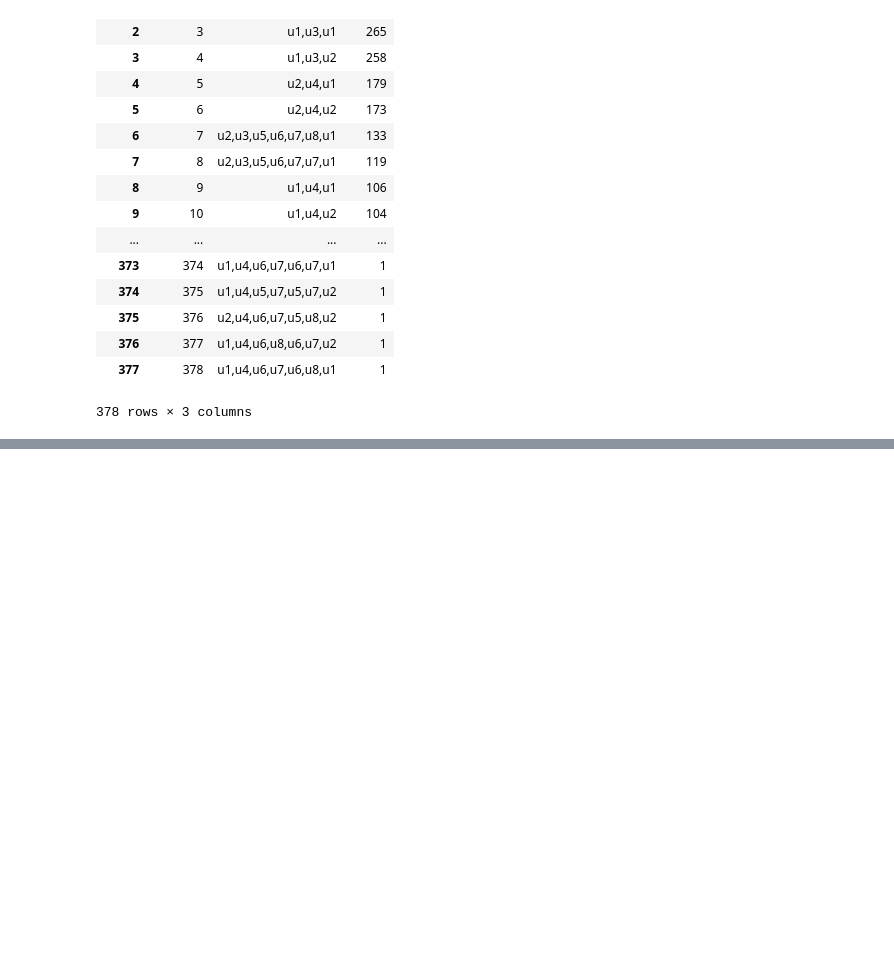
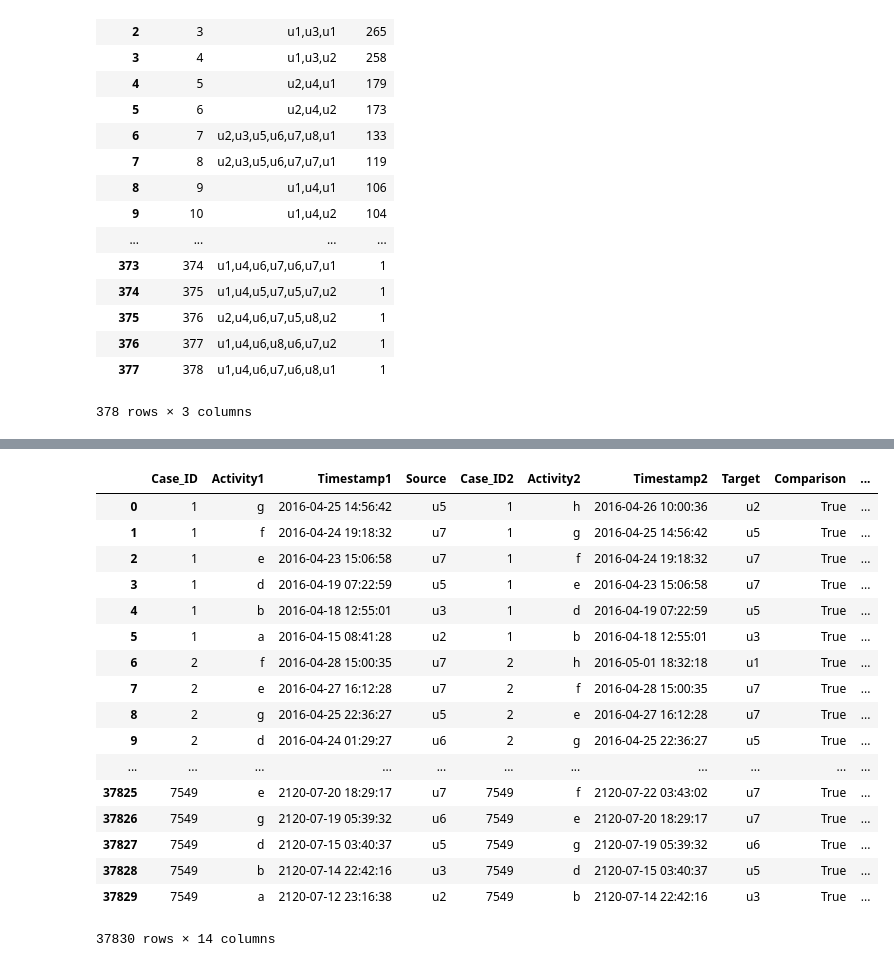
Before and after one commit to nkwachiabel/Process-Mining-A-Primer, a Jupyter notebook: Process Mining 2.ipynb, the cells around one changed output, grey strips where cells are left out. Cells and saved outputs as stored; diff of their text form; code cells hidden in the pictures; blank space fills up the shorter version.

```diff
--- a/Process Mining 2.ipynb
+++ b/Process Mining 2.ipynb
@@ -129,0 +341,7 @@ df_pivot_2.to_csv('Case_Count_2.csv', index=False)
+# %%
+#DF NODE
+df_node = df.copy()
+df_node = df_node[['Case_ID','Activity','Timestamp','User']]
+df_node = df_node.sort_values(by=['Case_ID','Timestamp','Activity'],ascending=True).reset_index(drop=True)
+
+df_node
@@ -129,0 +367,40 @@ df_pivot_2.to_csv('Case_Count_2.csv', index=False)
+# %%
+sort1 = df_node.iloc[:-1,:]
+sort2 = df_node.iloc[1:,:].reset_index(drop=True)
+sort = pd.concat([sort1,sort2],axis=1)
+sort.columns = ['Case_ID','Activity1','Timestamp1','Source','Case_ID2','Activity2','Timestamp2','Target']
+sort['Comparison'] = sort.apply(lambda x: True if x['Case_ID'] == x['Case_ID2'] else False,axis=1)
+sort = sort[sort['Comparison'] == True]
+sort['Count'] = sort.groupby('Case_ID').cumcount() + 1
+sort = sort.sort_values(by=['Case_ID','Count'], ascending=[True,False])
+sort.reset_index(drop=True)
+sort['Count_Reverse'] = sort.groupby('Case_ID').cumcount()+1
+sort = sort.sort_values(by=['Case_ID', 'Count'], ascending=[True,False]).reset_index(drop=True)
+sort['Start_Connect'] = sort['Count'].apply(lambda x: 'Start' if x==1 else '')
+sort['End_Connect'] = sort['Count_Reverse'].apply(lambda x: 'End' if x==1 else '')
+
+sort['Timestamp1'] = pd.to_datetime(sort['Timestamp1'])
+sort['Timestamp2'] = pd.to_datetime(sort['Timestamp2'])
+sort['Duration'] = sort['Timestamp1'] - sort['Timestamp2']
+sort['Duration'] = sort['Duration'].apply(lambda x: round(x.total_seconds(),0))
+
+sort
+# %% [output]
+|  | Case_ID | Activity1 | Timestamp1 | Source | Case_ID2 | Activity2 | Timestamp2 | Target | Comparison | ... |
+| 0 | 1 | g | 2016-04-25 14:56:42 | u5 | 1 | h | 2016-04-26 10:00:36 | u2 | True | ... |
+| 1 | 1 | f | 2016-04-24 19:18:32 | u7 | 1 | g | 2016-04-25 14:56:42 | u5 | True | ... |
+| 2 | 1 | e | 2016-04-23 15:06:58 | u7 | 1 | f | 2016-04-24 19:18:32 | u7 | True | ... |
+| 3 | 1 | d | 2016-04-19 07:22:59 | u5 | 1 | e | 2016-04-23 15:06:58 | u7 | True | ... |
+| 4 | 1 | b | 2016-04-18 12:55:01 | u3 | 1 | d | 2016-04-19 07:22:59 | u5 | True | ... |
+| 5 | 1 | a | 2016-04-15 08:41:28 | u2 | 1 | b | 2016-04-18 12:55:01 | u3 | True | ... |
+| 6 | 2 | f | 2016-04-28 15:00:35 | u7 | 2 | h | 2016-05-01 18:32:18 | u1 | True | ... |
+| 7 | 2 | e | 2016-04-27 16:12:28 | u7 | 2 | f | 2016-04-28 15:00:35 | u7 | True | ... |
+| 8 | 2 | g | 2016-04-25 22:36:27 | u5 | 2 | e | 2016-04-27 16:12:28 | u7 | True | ... |
+| 9 | 2 | d | 2016-04-24 01:29:27 | u6 | 2 | g | 2016-04-25 22:36:27 | u5 | True | ... |
+| ... | ... | ... | ... | ... | ... | ... | ... | ... | ... | ... |
+| 37825 | 7549 | e | 2120-07-20 18:29:17 | u7 | 7549 | f | 2120-07-22 03:43:02 | u7 | True | ... |
+| 37826 | 7549 | g | 2120-07-19 05:39:32 | u6 | 7549 | e | 2120-07-20 18:29:17 | u7 | True | ... |
+| 37827 | 7549 | d | 2120-07-15 03:40:37 | u5 | 7549 | g | 2120-07-19 05:39:32 | u6 | True | ... |
+| 37828 | 7549 | b | 2120-07-14 22:42:16 | u3 | 7549 | d | 2120-07-15 03:40:37 | u5 | True | ... |
+| 37829 | 7549 | a | 2120-07-12 23:16:38 | u2 | 7549 | b | 2120-07-14 22:42:16 | u3 | True | ... |
+37830 rows × 14 columns
```
Also changed, not shown: parts of 18 cells of this notebook, 2 other files.
